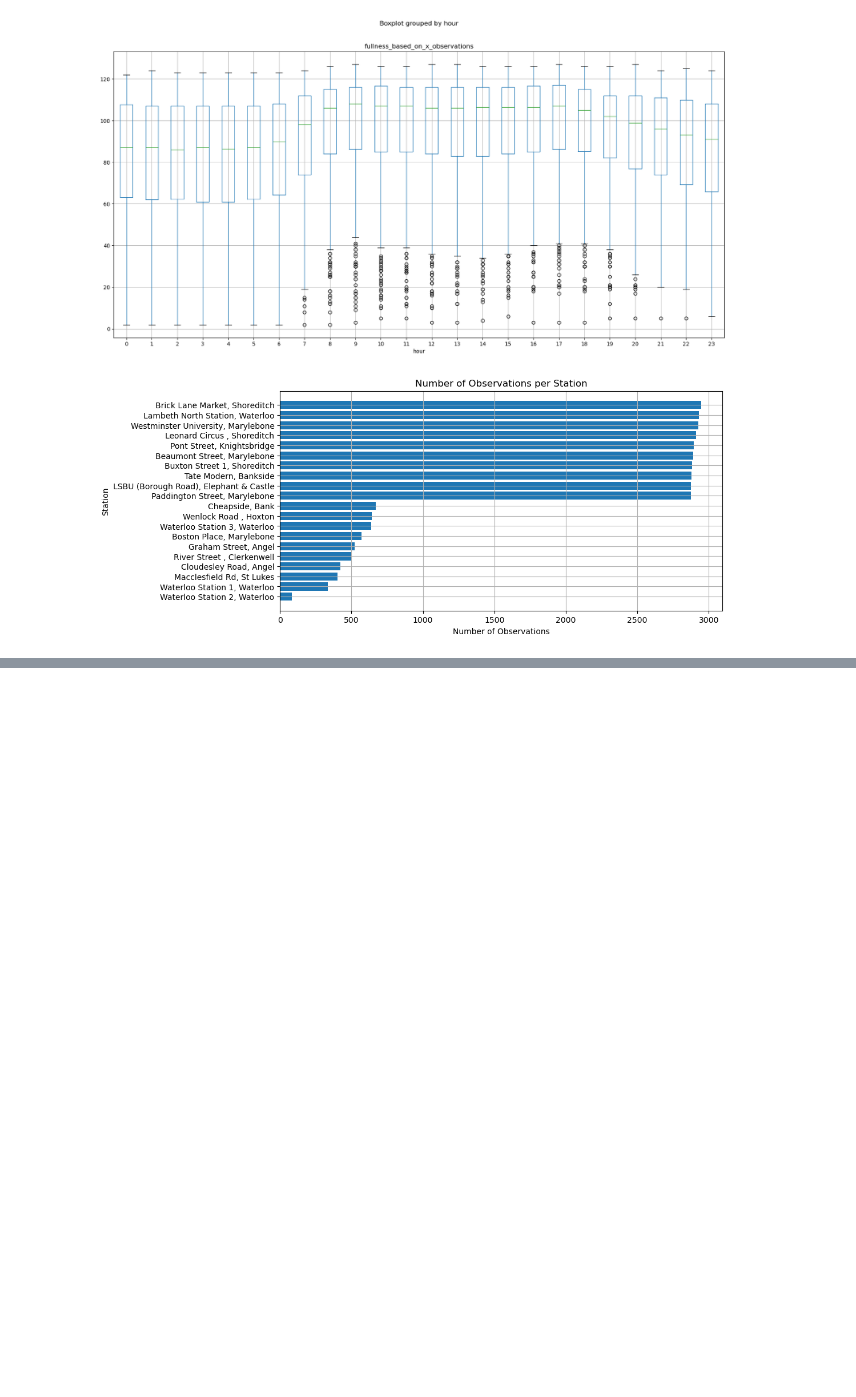
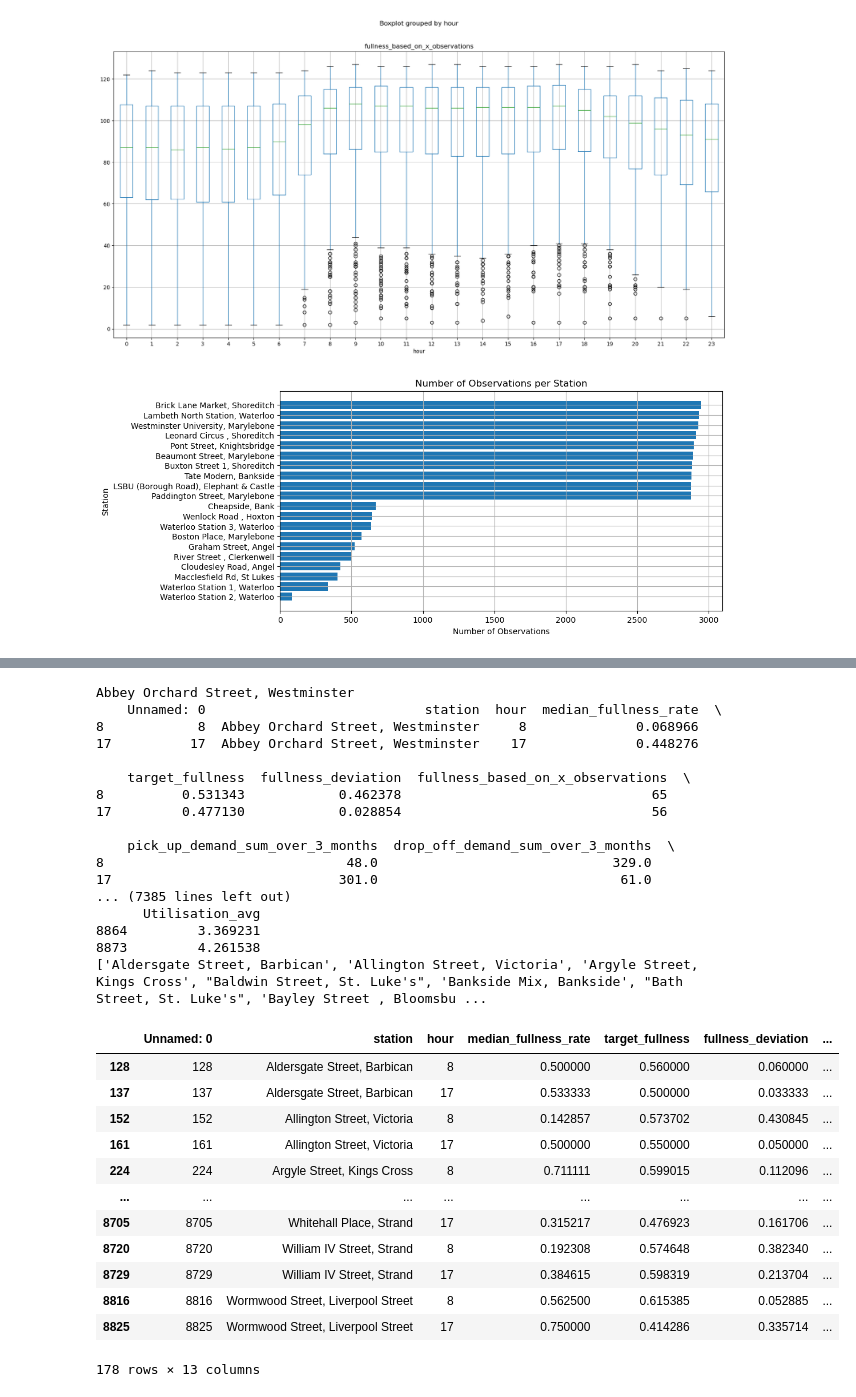
Before and after one commit to julxi-tech/London-Bike-Sharing-Network-Analysis, a Jupyter notebook: src/04_Data_Visualization.ipynb, the cells around one changed output, grey strips where cells are left out. Cells and saved outputs as stored; diff of their text form; code cells hidden in the pictures; blank space fills up the shorter version.

```diff
--- a/src/04_Data_Visualization.ipynb
+++ b/src/04_Data_Visualization.ipynb
@@ -185,0 +222,55 @@ waterloo_2_data = waterloo_2_data.sort_values(by='hour')
+# %%
+# Get unique stations
+stations = efficiency_data['station'].unique()
+
+# Initialize an empty list to store filtered stations
+stations_filtered = []
+
+# Loop through each station
+for station in stations:
+    print(station)
+    # Get data for the current station
+    station_data = efficiency_data[efficiency_data['station'] == station]
+    print(station_data)
+    # Check if all utilization values are above 5
+    if station_data['Utilisation_avg'].min() > 5:
+        stations_filtered.append(station)
+
+print(stations_filtered)
+
+# Filter the original DataFrame based on the filtered stations
+efficiency_data_filtered = efficiency_data[efficiency_data['station'].isin(stations_filtered)]
+
+# Display the filtered DataFrame
+efficiency_data_filtered
+# %% [output]
+Abbey Orchard Street, Westminster
+    Unnamed: 0                            station  hour  median_fullness_rate  \
+8            8  Abbey Orchard Street, Westminster     8              0.068966
+17          17  Abbey Orchard Street, Westminster    17              0.448276
+
+    target_fullness  fullness_deviation  fullness_based_on_x_observations  \
+8          0.531343            0.462378                                65
+17         0.477130            0.028854                                56
+
+    pick_up_demand_sum_over_3_months  drop_off_demand_sum_over_3_months  \
+8                               48.0                              329.0
+17                             301.0                               61.0
+... (7385 lines left out)
+      Utilisation_avg
+8864         3.369231
+8873         4.261538
+['Aldersgate Street, Barbican', 'Allington Street, Victoria', 'Argyle Street, Kings Cross', "Baldwin Street, St. Luke's", 'Bankside Mix, Bankside', "Bath Street, St. Luke's", 'Bayley Street , Bloomsbu ...
+|  | Unnamed: 0 | station | hour | median_fullness_rate | target_fullness | fullness_deviation | ... |
+| 128 | 128 | Aldersgate Street, Barbican | 8 | 0.500000 | 0.560000 | 0.060000 | ... |
+| 137 | 137 | Aldersgate Street, Barbican | 17 | 0.533333 | 0.500000 | 0.033333 | ... |
+| 152 | 152 | Allington Street, Victoria | 8 | 0.142857 | 0.573702 | 0.430845 | ... |
+| 161 | 161 | Allington Street, Victoria | 17 | 0.500000 | 0.550000 | 0.050000 | ... |
+| 224 | 224 | Argyle Street, Kings Cross | 8 | 0.711111 | 0.599015 | 0.112096 | ... |
+| ... | ... | ... | ... | ... | ... | ... | ... |
+| 8705 | 8705 | Whitehall Place, Strand | 17 | 0.315217 | 0.476923 | 0.161706 | ... |
+| 8720 | 8720 | William IV Street, Strand | 8 | 0.192308 | 0.574648 | 0.382340 | ... |
+| 8729 | 8729 | William IV Street, Strand | 17 | 0.384615 | 0.598319 | 0.213704 | ... |
+| 8816 | 8816 | Wormwood Street, Liverpool Street | 8 | 0.562500 | 0.615385 | 0.052885 | ... |
+| 8825 | 8825 | Wormwood Street, Liverpool Street | 17 | 0.750000 | 0.414286 | 0.335714 | ... |
+178 rows × 13 columns
```
Also changed, not shown: parts of 15 cells of this notebook.
